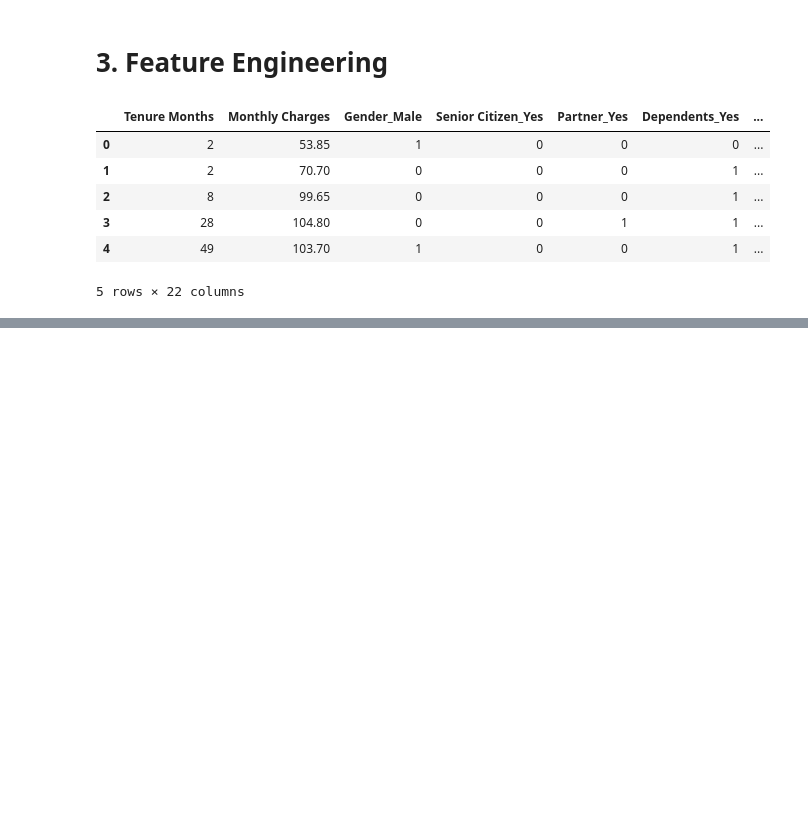
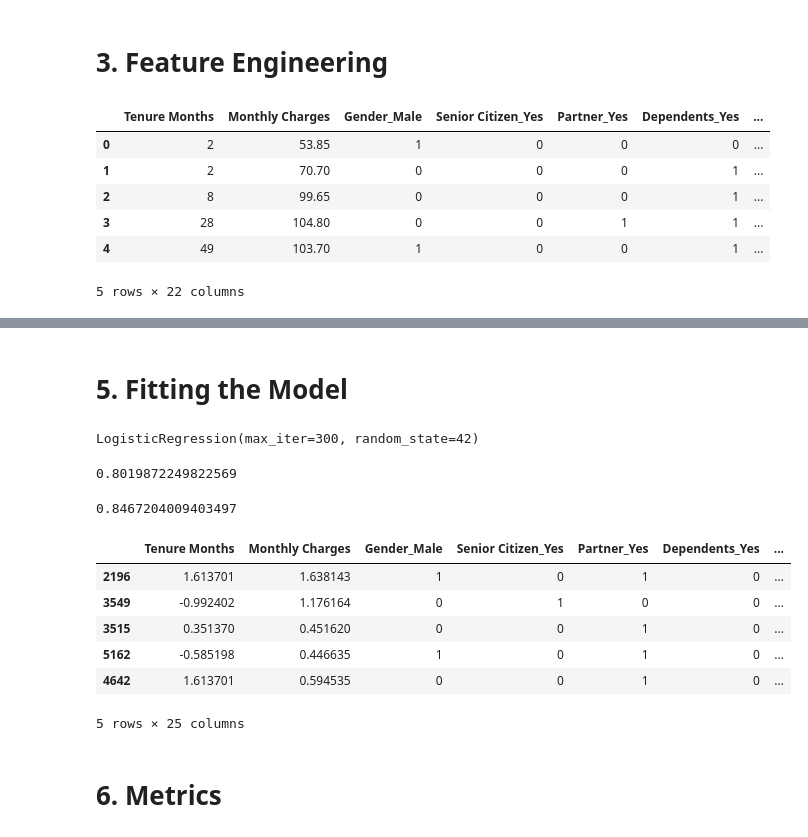
Before and after one commit to Bhumgara/df_swan_consulting, a Jupyter notebook: P7_EDA.ipynb, the cells around one changed output, grey strips where cells are left out. Drawn from its saved outputs; the diff is of its cells as text; code cells hidden in the pictures; blank space fills up the shorter version.

Commit message:
Logistic Regression Metrics

```diff
--- a/P7_EDA.ipynb
+++ b/P7_EDA.ipynb
@@ -120,0 +139,5 @@ X_enc.head()
+# %%
+NUMERIC = ["Tenure Months", "Monthly Charges"]
+
+scaler = StandardScaler()
+X_enc[NUMERIC] = scaler.fit_transform(X_enc[NUMERIC])
@@ -120,0 +156,34 @@ X_enc.head()
+# %% [markdown]
+# 5. Fitting the Model
+# %%
+X_train, X_test, y_train, y_test = train_test_split(
+    X_enc, y, test_size=0.2, random_state=42, stratify=y)
+
+model = LogisticRegression(max_iter=300, random_state=42)
+model.fit(X_train, y_train)
+# %% [output]
+LogisticRegression(max_iter=300, random_state=42)
+# %%
+model.score(X_test, y_test)
+# %% [output]
+0.8019872249822569
+# %%
+results = X_test.copy()
+results[['prob_stay', 'prob_churn']] = model.predict_proba(X_test)
+results['y_pred'] = np.where(results['prob_churn'] > .5, 1, 0)
+
+roc_auc_score(y_test, results['prob_churn'])
+# %% [output]
+0.8467204009403497
+# %%
+results.head()
+# %% [output]
+|  | Tenure Months | Monthly Charges | Gender_Male | Senior Citizen_Yes | Partner_Yes | Dependents_Yes | ... |
+| 2196 | 1.613701 | 1.638143 | 1 | 0 | 1 | 0 | ... |
+| 3549 | -0.992402 | 1.176164 | 0 | 1 | 0 | 0 | ... |
+| 3515 | 0.351370 | 0.451620 | 0 | 0 | 1 | 0 | ... |
+| 5162 | -0.585198 | 0.446635 | 1 | 0 | 1 | 0 | ... |
+| 4642 | 1.613701 | 0.594535 | 0 | 0 | 1 | 0 | ... |
+5 rows × 25 columns
+# %% [markdown]
+# 6. Metrics
```
Also changed, not shown: parts of 8 cells of this notebook.
